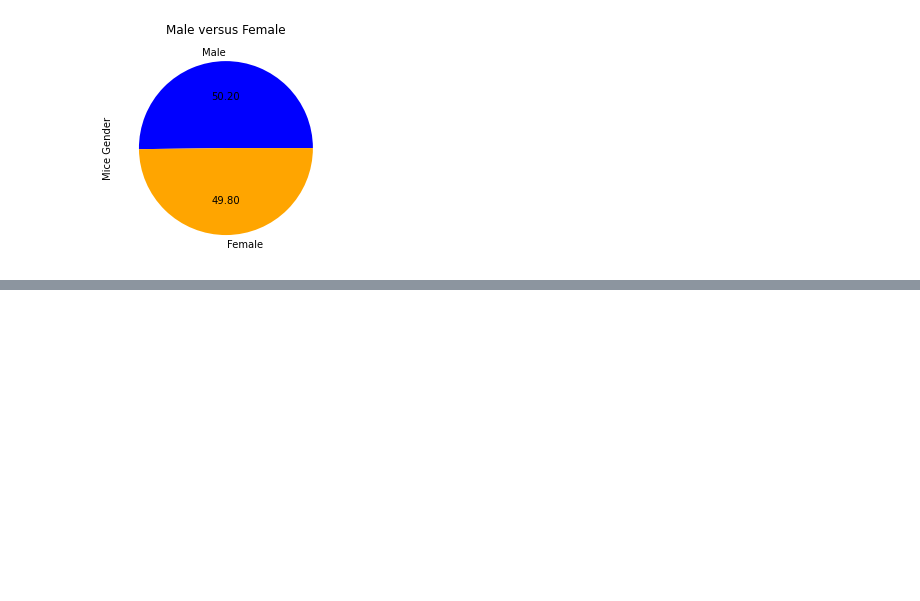
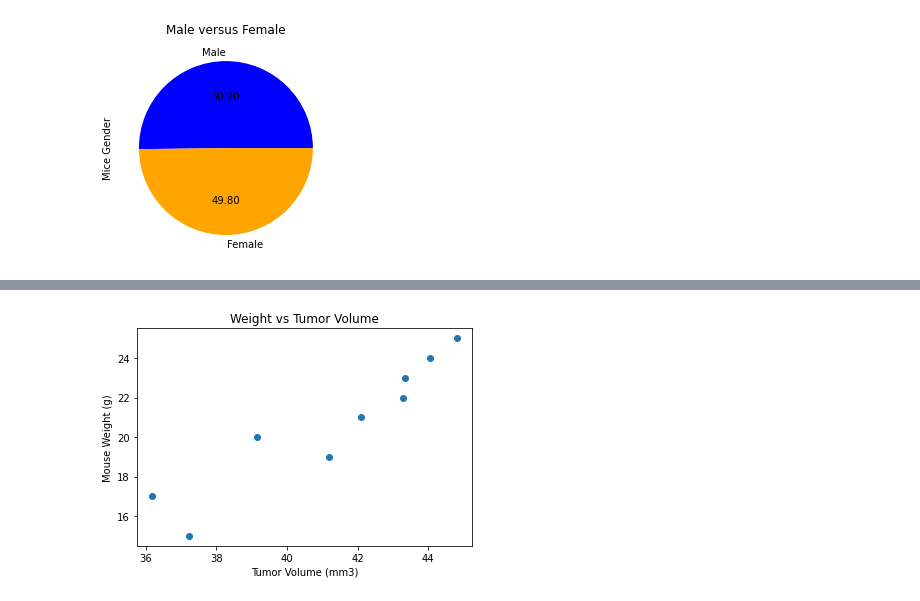
Before and after one commit to kplam624/Mice-Drug-Analysis, a Jupyter notebook: Submission/main_submission.ipynb, the cells around one changed output, grey strips where cells are left out. Drawn from its saved outputs; the diff is of its cells as text; code cells hidden in the pictures; blank space fills up the shorter version.

Commit message:
Added to the readme. Modified last graph.

```diff
--- a/Submission/main_submission.ipynb
+++ b/Submission/main_submission.ipynb
@@ -335,18 +389,21 @@ plt.show()
 # %%
 # Creating a scatterplot for the weight and tumor volume
+mouse_cap_w = mouse_cap.groupby(['Weight (g)'])
 
-mouse_weight = mouse_cap['Weight (g)']
-mouse_tumor = mouse_cap['Tumor Volume (mm3)']
+mouse_weight = mouse_cap['Weight (g)'].unique()
+mouse_tumor = mouse_cap_w['Tumor Volume (mm3)'].mean()
 
 plt.scatter(mouse_tumor,mouse_weight,marker='o')
 
 # Modifying the graph to look more comprehendible
 plt.title('Weight vs Tumor Volume')
 plt.xlabel('Tumor Volume (mm3)')
 plt.ylabel('Mouse Weight (g)')
 plt.savefig("plots/scatterplot.png")
 
 plt.show()
+# %% [output]
+[figure, added]
 # %%
 # Creating a regression line that goes with the scatter plot above.
 x_values = mouse_tumor
```
Also changed, not shown: parts of 9 cells of this notebook, 4 other files.
